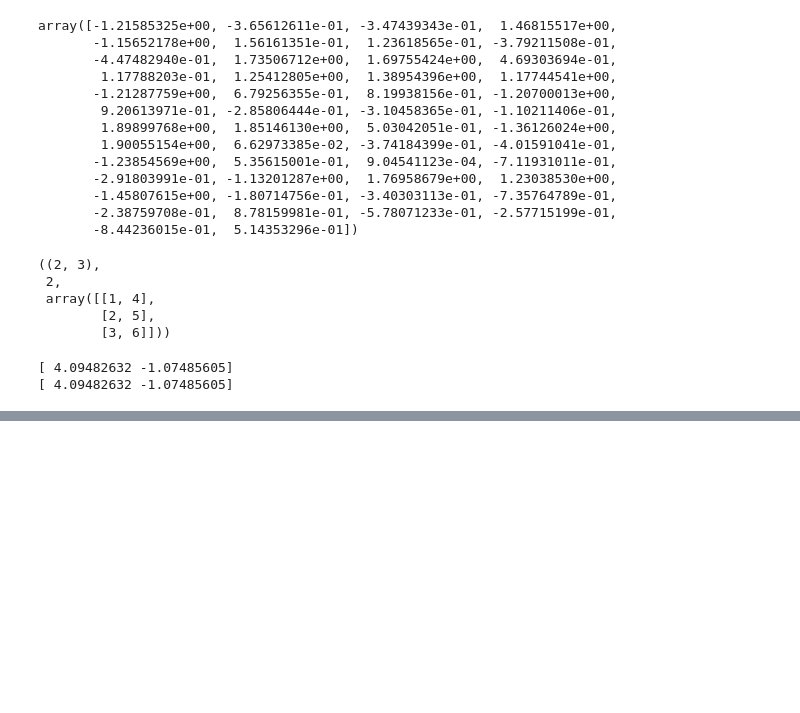
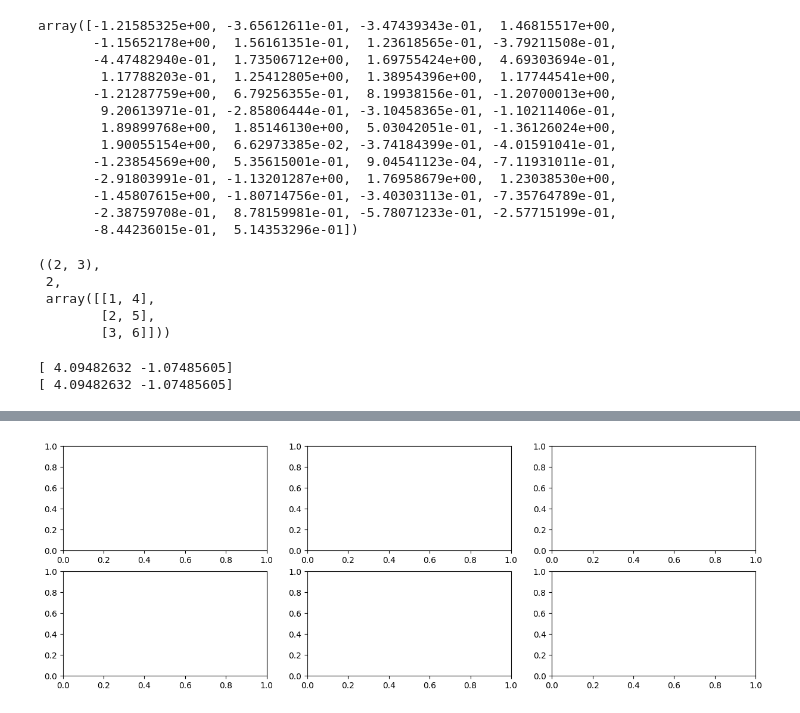
Before and after one commit to aabhiojha/ISLP, a Jupyter notebook: chapter2.ipynb, the cells around one changed output, grey strips where cells are left out. Cells and saved outputs as stored; diff of their text form; code cells hidden in the pictures; blank space fills up the shorter version.

```diff
--- a/chapter2.ipynb
+++ b/chapter2.ipynb
@@ -135,0 +200,4 @@ print(rng2.normal(scale=5, size=2))
+# %%
+fig, axes = subplots(nrows=2,ncols=3,figsize=(15, 5))
+# %% [output]
+[figure, added]
```
Also changed, not shown: parts of 13 cells of this notebook, 2 other files.
